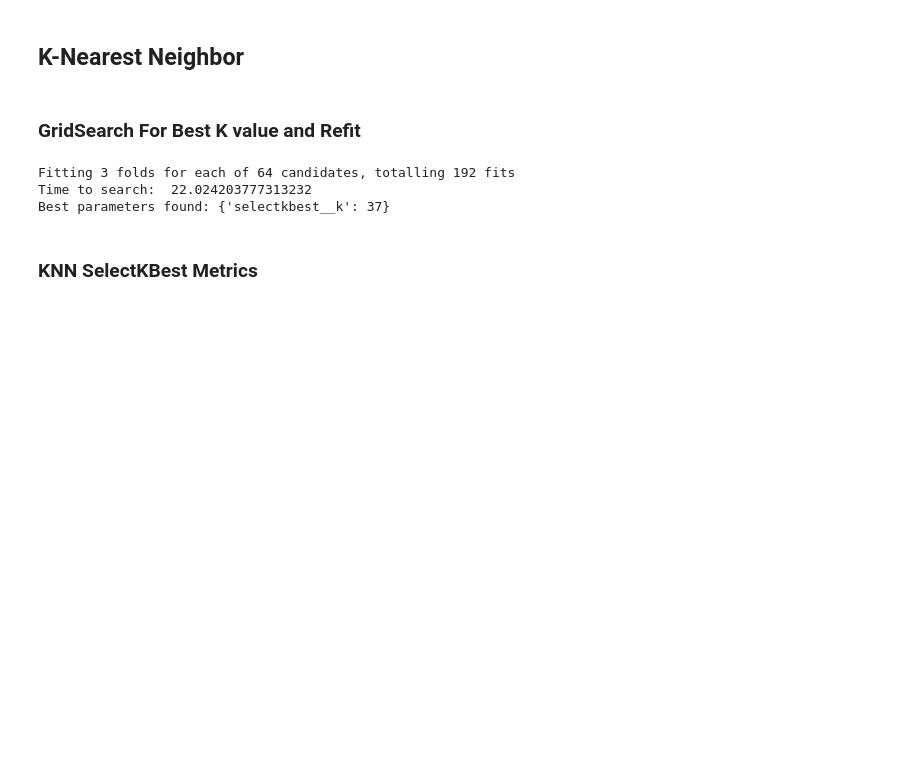
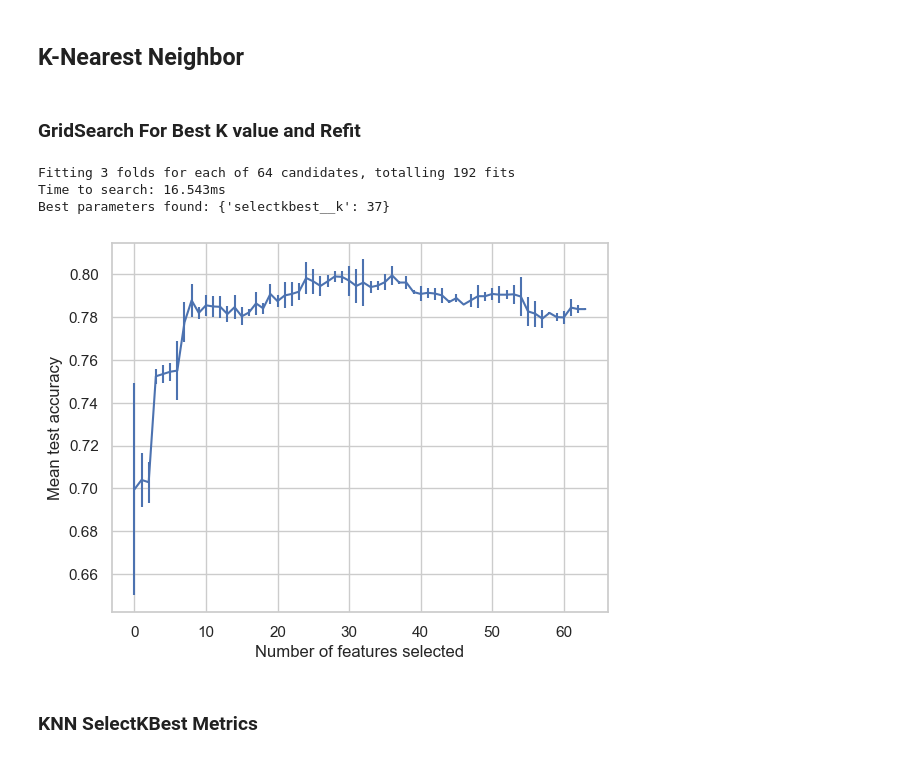
Before and after one commit to georgevrbs/customer_churn_machine_learning, a Jupyter notebook: Telecommunication_Customer_Churn_3.ipynb, the cells around one changed output. Saved outputs shown, nothing was run; the diff lists cells and outputs as text; code cells hidden in the pictures; blank space fills up the shorter version.

```diff
--- a/Telecommunication_Customer_Churn_3.ipynb
+++ b/Telecommunication_Customer_Churn_3.ipynb
@@ -588,29 +599,3 @@ Best parameters found: {'selectkbest__k': 30}
 ### Naive Bayes SelectKBest Metrics
 # %% [markdown]
 Best value for k : 30 for SelectKBest
-# %%
-# Select K-features from GridSearchCV Best Param
-sel_nb_kbest = SelectKBest(f_classif, k=gscv_nb_kbest.best_params_['selectkbest__k'])
-sel_nb_kbest.fit(X_train, y_train)
-X_train_nb_kbest = X_train[sel_nb_kbest.get_feature_names_out()]
-X_test_nb_kbest = X_test[sel_nb_kbest.get_feature_names_out()]
-
-best_nb_kbest = GaussianNB()
-best_nb_kbest.fit(X_train_nb_kbest, y_train)
-best_nb_kbest_y_preds = best_nb_kbest.predict(X_test_nb_kbest)
-
-print("Naive Bayes Performance:")
-print("Accuracy:", accuracy_score(y_test, best_nb_kbest_y_preds))
-print("Classification Report:")
-print(classification_report(y_test, best_nb_kbest_y_preds))
-print("ROC AUC Score:")
-print(roc_auc_score(y_test, best_nb_kbest.predict_proba(X_test_nb_kbest)[:, 1]))
-print("\n")
-
-# Plot confusion matrix
-# plot_confusion_matrix(best_nb_kbest, X_test_nb_kbest, y_test)
-
-# Plot ROC Curve
-# metrics.RocCurveDisplay.from_estimator(best_nb_kbest, X_test_nb_kbest, y_test)
-
-kbest_scores['Naive Bayes'] = accuracy_score(y_test, best_nb_kbest_y_preds)
@@ -639,10 +631,10 @@ param_grid = {
   'selectkbest__k' : range(1, X_train.shape[1])
 }
 
-estimator = make_pipeline(SelectKBest(score_func=f_classif), KNeighborsClassifier())
+knn_estimator = make_pipeline(SelectKBest(score_func=f_classif), KNeighborsClassifier())
 cv = StratifiedKFold(3)
 
-gscv_knn_kbest = GridSearchCV(estimator, param_grid=param_grid, cv=cv, n_jobs=3, scoring='accuracy', verbose=3)
+gscv_knn_kbest = GridSearchCV(knn_estimator, param_grid=param_grid, cv=cv, n_jobs=3, scoring='accuracy', verbose=3)
 start = time()
 gscv_knn_kbest.fit(X_train_norm, y_train)
 end = time()
@@ -650,8 +642,12 @@ print('Time to search: %.3fms' % (end - start))
 print(f"Best parameters found: {gscv_knn_kbest.best_params_}")
 # %% [output]
 Fitting 3 folds for each of 64 candidates, totalling 192 fits
-Time to search:  22.024203777313232
+Time to search: 16.543ms
 Best parameters found: {'selectkbest__k': 37}
+# %%
+plot_cv_results(gscv_knn_kbest)
+# %% [output]
+[figure, added]
 # %% [markdown]
 ### KNN SelectKBest Metrics
 # %% [markdown]
```
Also changed, not shown: parts of 162 cells of this notebook, 2 other files.
